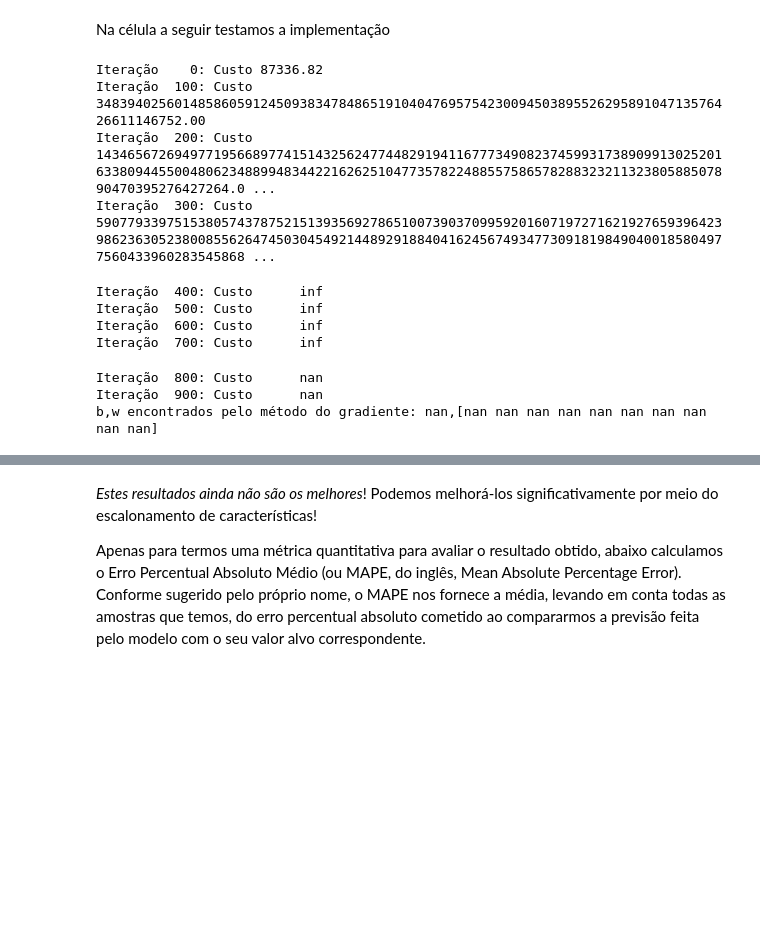
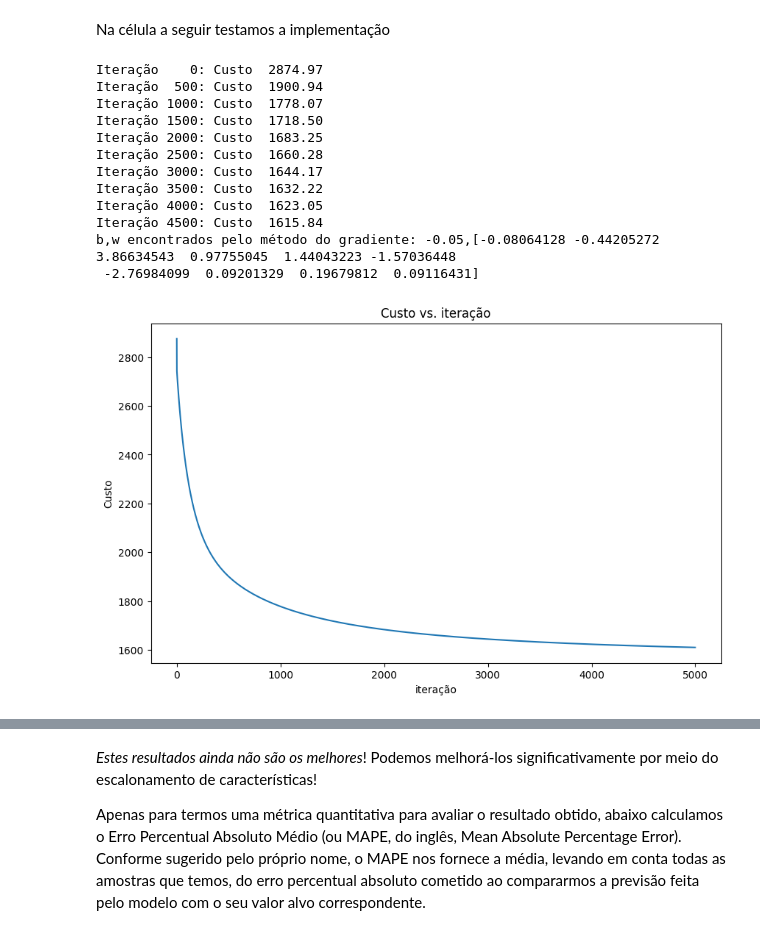
Before and after one commit to superflanker/aprendizado_de_maquina, a Jupyter notebook: PROVA_P1/Código_Prova_01.ipynb, the cells around one changed output, grey strips where cells are left out. Cells and saved outputs as stored; diff of their text form; code cells hidden in the pictures; blank space fills up the shorter version.

```diff
--- a/PROVA_P1/Código_Prova_01.ipynb
+++ b/PROVA_P1/Código_Prova_01.ipynb
@@ -300,27 +309,41 @@ Na célula a seguir testamos a implementação
 # %%
 # inicializando novamente os parâmetros
 w_inicial = np.zeros_like(w_inicial)
 b_inicial = 0
 # parâmetros para rodar o Método do Gradiente:
-num_iters = 1000
-alpha     = 5.0e-5
+# num_iters = 1000
+# num_iters = 10000
+num_iters = 5000
+# alpha 1e-4
+alpha = 1.5e-5
+# alpha = 1e-6
 # Rodando o Método do gradiente
 w_final, b_final, J_hist = metodo_do_gradiente(X_trein, y_trein, w_inicial, b_inicial,
                                                     calcula_custo, calcula_gradiente,
                                                     alpha, num_iters)
 print(f"b,w encontrados pelo método do gradiente: {b_final:0.2f},{w_final} ")
+
+# Plotando os resultados
+plt.figure(figsize=(10, 6))
+plt.plot(J_hist)
+plt.title("Custo vs. iteração")
+plt.ylabel('Custo')
+plt.xlabel('iteração')
+plt.show()
 # %% [output]
-Iteração    0: Custo 87336.82
-Iteração  100: Custo 3483940256014858605912450938347848651910404769575423009450389552629589104713576426611146752.00
-Iteração  200: Custo 143465672694977195668977415143256247744829194116777349082374599317389099130252016338094455004806234889948344221626251047735782248855758657828832321132380588507890470395276427264.0 ...
-Iteração  300: Custo 59077933975153805743787521513935692786510073903709959201607197271621927659396423986236305238008556264745030454921448929188404162456749347730918198490400185804977560433960283545868 ...
+Iteração    0: Custo  2874.97
+Iteração  500: Custo  1900.94
+Iteração 1000: Custo  1778.07
+Iteração 1500: Custo  1718.50
+Iteração 2000: Custo  1683.25
+Iteração 2500: Custo  1660.28
+Iteração 3000: Custo  1644.17
+Iteração 3500: Custo  1632.22
+Iteração 4000: Custo  1623.05
+Iteração 4500: Custo  1615.84
+b,w encontrados pelo método do gradiente: -0.05,[-0.08064128 -0.44205272  3.86634543  0.97755045  1.44043223 -1.57036448
+ -2.76984099  0.09201329  0.19679812  0.09116431]
-Iteração  400: Custo      inf
-Iteração  500: Custo      inf
-Iteração  600: Custo      inf
-Iteração  700: Custo      inf
-Iteração  800: Custo      nan
-Iteração  900: Custo      nan
-b,w encontrados pelo método do gradiente: nan,[nan nan nan nan nan nan nan nan nan nan]
+[figure, added]
 # %% [markdown]
 **Pergunta 3:** Ajuste a quantidade de iterações e a taxa de aprendizado `alpha` presentes na célula anterior para que o método do gradiente tenha uma performance satisfatória.
 
```
Also changed, not shown: parts of 11 cells of this notebook, 1 other file.
